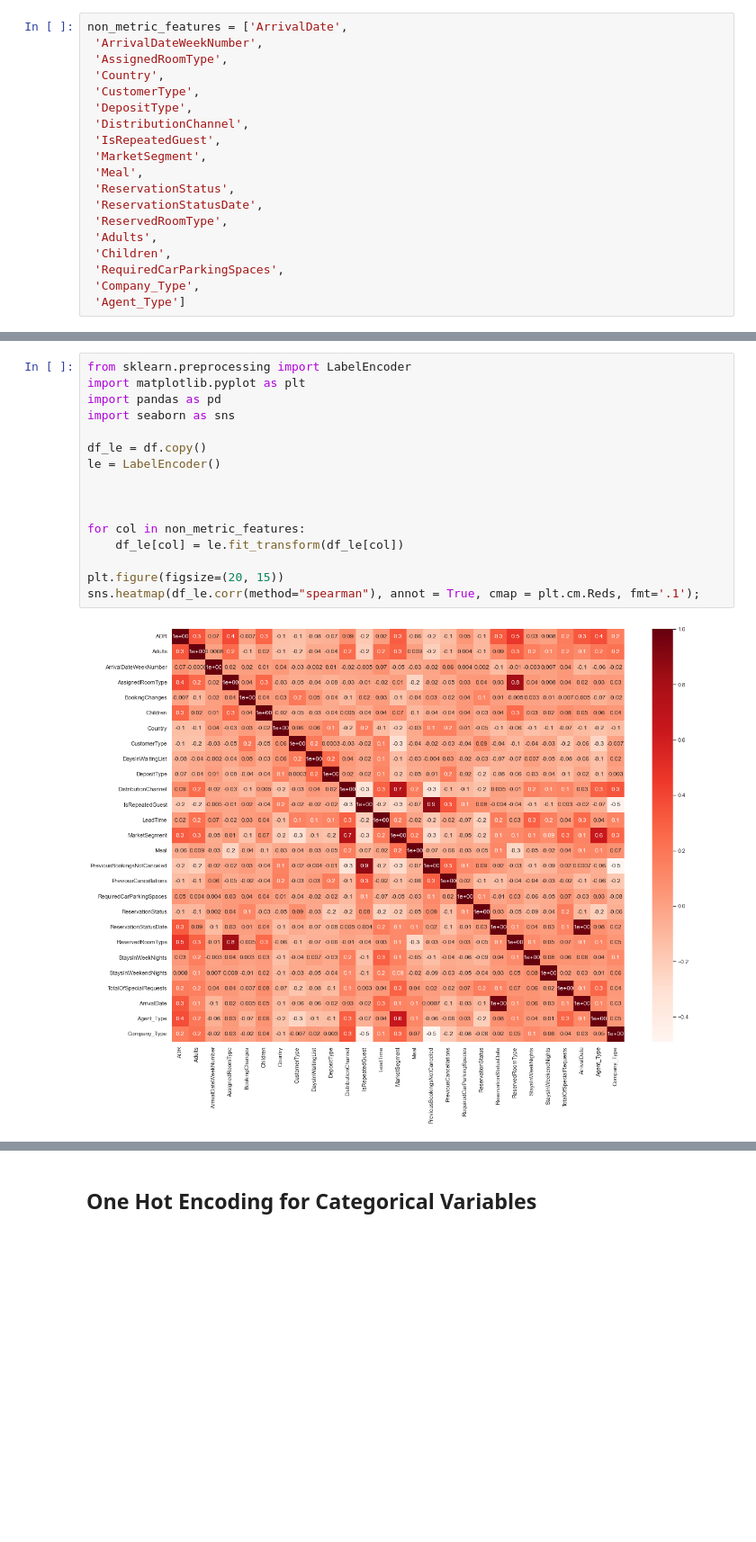
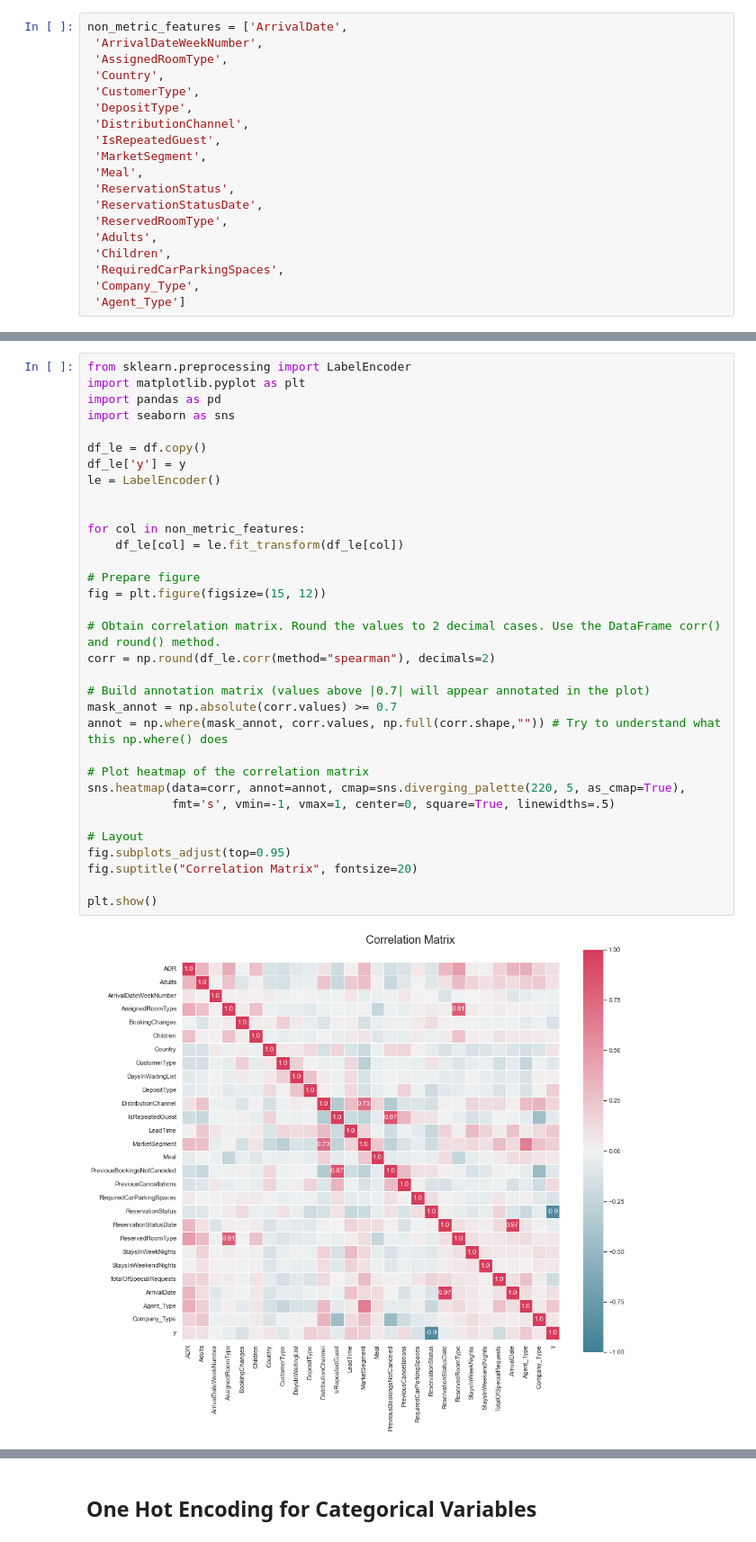
Before and after one commit to diogobulhosa/BC2, a Jupyter notebook: scripts/BC2-Notebook.ipynb, the cells around one changed output, grey strips where cells are left out. Shown at 90% size. Saved outputs shown, nothing was run; the diff lists cells and outputs as text; blank space fills up the shorter version.

```diff
--- a/scripts/BC2-Notebook.ipynb
+++ b/scripts/BC2-Notebook.ipynb
@@ -456,18 +478,35 @@ cor_heatmap(corr)
-# %%
-from sklearn.preprocessing import LabelEncoder
-import matplotlib.pyplot as plt
-import pandas as pd
-import seaborn as sns
-
-df_le = df.copy()
-le = LabelEncoder()
-
-
-
-for col in non_metric_features:
-    df_le[col] = le.fit_transform(df_le[col])
-
-plt.figure(figsize=(20, 15))
-sns.heatmap(df_le.corr(method="spearman"), annot = True, cmap = plt.cm.Reds, fmt='.1');
-# %% [output]
-[figure, removed]
+# %%
+from sklearn.preprocessing import LabelEncoder
+import matplotlib.pyplot as plt
+import pandas as pd
+import seaborn as sns
+
+df_le = df.copy()
+df_le['y'] = y
+le = LabelEncoder()
+
+
+for col in non_metric_features:
+    df_le[col] = le.fit_transform(df_le[col])
+
+# Prepare figure
+fig = plt.figure(figsize=(15, 12))
+
+# Obtain correlation matrix. Round the values to 2 decimal cases. Use the DataFrame corr() and round() method.
+corr = np.round(df_le.corr(method="spearman"), decimals=2)
+
+# Build annotation matrix (values above |0.7| will appear annotated in the plot)
+mask_annot = np.absolute(corr.values) >= 0.7
+annot = np.where(mask_annot, corr.values, np.full(corr.shape,"")) # Try to understand what this np.where() does
+
+# Plot heatmap of the correlation matrix
+sns.heatmap(data=corr, annot=annot, cmap=sns.diverging_palette(220, 5, as_cmap=True),
+            fmt='s', vmin=-1, vmax=1, center=0, square=True, linewidths=.5)
+
+# Layout
+fig.subplots_adjust(top=0.95)
+fig.suptitle("Correlation Matrix", fontsize=20)
+
+plt.show()
+# %% [output]
+[figure, added]
```
Also changed, not shown: parts of 12 cells of this notebook.
